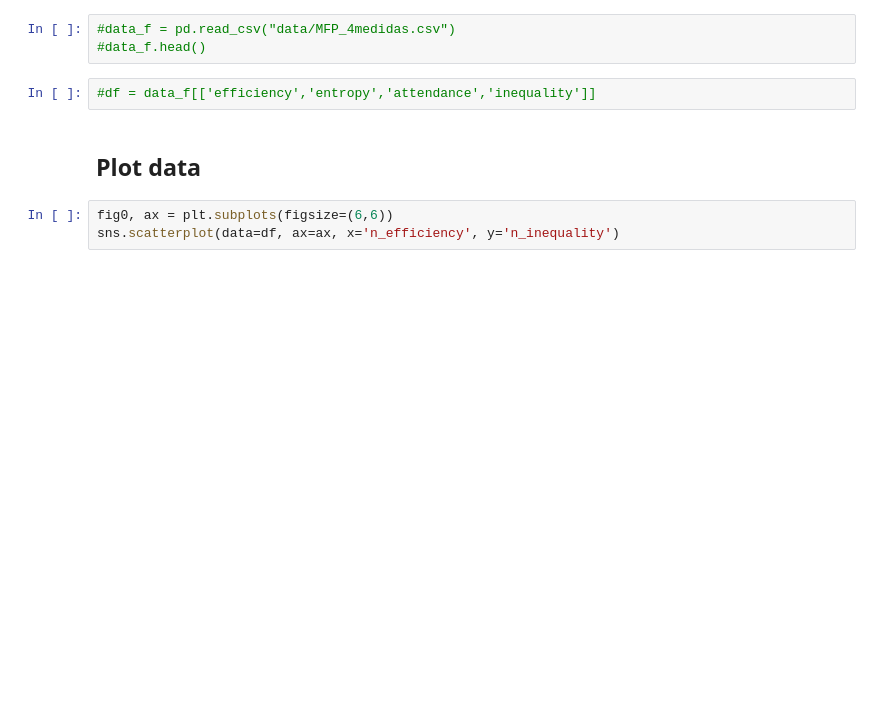
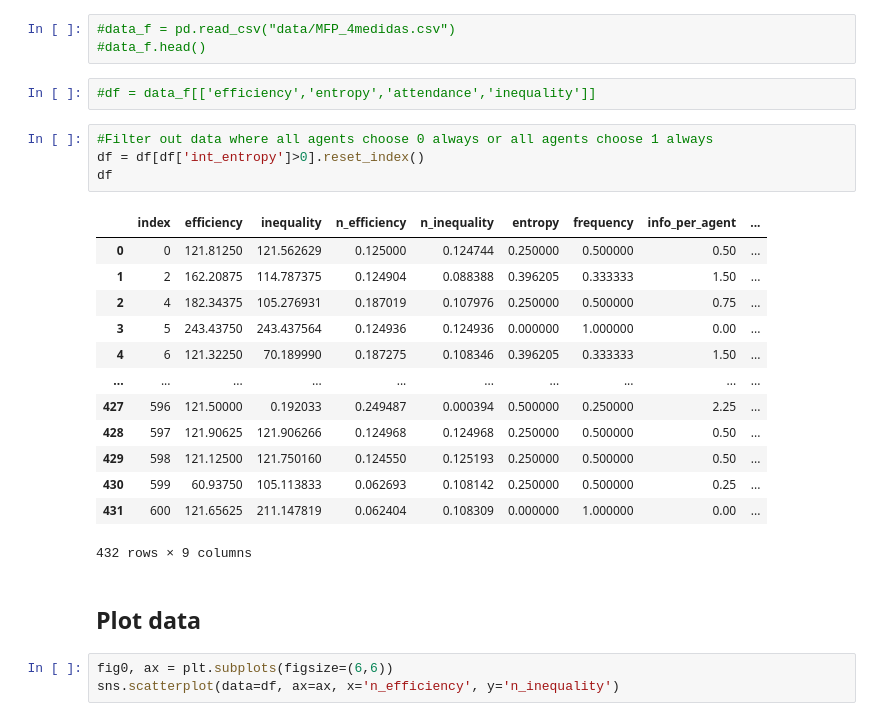
Before and after one commit to calvar/el_farol_agents, a Jupyter notebook: markov_fplay/TSNE.ipynb, the cells around one changed output. Saved outputs shown, nothing was run; the diff lists cells and outputs as text; blank space fills up the shorter version.

```diff
--- a/markov_fplay/TSNE.ipynb
+++ b/markov_fplay/TSNE.ipynb
@@ -47,6 +48,24 @@ Name: efficiency, dtype: float64
 #data_f.head()
 # %%
 #df = data_f[['efficiency','entropy','attendance','inequality']]
+# %%
+#Filter out data where all agents choose 0 always or all agents choose 1 always
+df = df[df['int_entropy']>0].reset_index()
+df
+# %% [output]
+|  | index | efficiency | inequality | n_efficiency | n_inequality | entropy | frequency | info_per_agent | ... |
+| 0 | 0 | 121.81250 | 121.562629 | 0.125000 | 0.124744 | 0.250000 | 0.500000 | 0.50 | ... |
+| 1 | 2 | 162.20875 | 114.787375 | 0.124904 | 0.088388 | 0.396205 | 0.333333 | 1.50 | ... |
+| 2 | 4 | 182.34375 | 105.276931 | 0.187019 | 0.107976 | 0.250000 | 0.500000 | 0.75 | ... |
+| 3 | 5 | 243.43750 | 243.437564 | 0.124936 | 0.124936 | 0.000000 | 1.000000 | 0.00 | ... |
+| 4 | 6 | 121.32250 | 70.189990 | 0.187275 | 0.108346 | 0.396205 | 0.333333 | 1.50 | ... |
+| ... | ... | ... | ... | ... | ... | ... | ... | ... | ... |
+| 427 | 596 | 121.50000 | 0.192033 | 0.249487 | 0.000394 | 0.500000 | 0.250000 | 2.25 | ... |
+| 428 | 597 | 121.90625 | 121.906266 | 0.124968 | 0.124968 | 0.250000 | 0.500000 | 0.50 | ... |
+| 429 | 598 | 121.12500 | 121.750160 | 0.124550 | 0.125193 | 0.250000 | 0.500000 | 0.50 | ... |
+| 430 | 599 | 60.93750 | 105.113833 | 0.062693 | 0.108142 | 0.250000 | 0.500000 | 0.25 | ... |
+| 431 | 600 | 121.65625 | 211.147819 | 0.062404 | 0.108309 | 0.000000 | 1.000000 | 0.00 | ... |
+432 rows × 9 columns
 # %% [markdown]
 ## Plot data
 # %%
```
Also changed, not shown: parts of 23 cells of this notebook.
